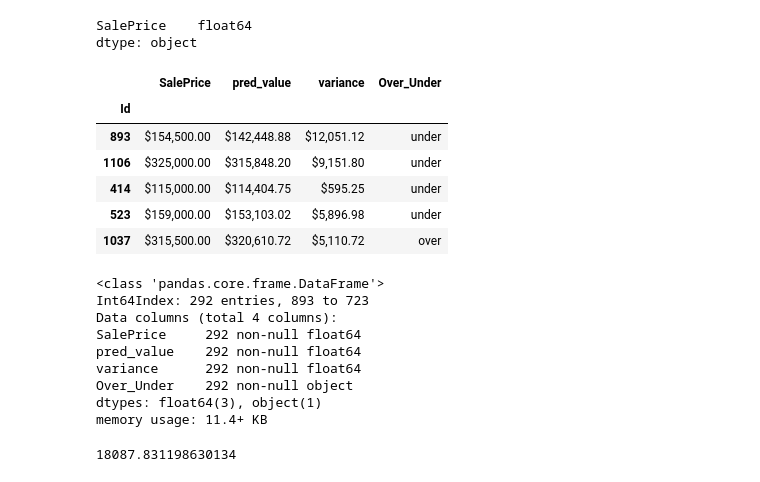
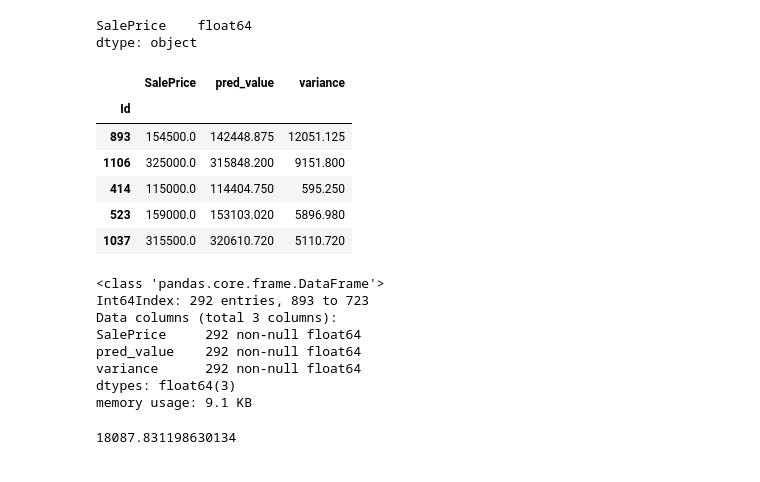
Before and after one commit to cdreyes/Predicting-House-Prices-in-Iowa, a Jupyter notebook: Housing in Iowa.ipynb, the cells around one changed output. Cells and saved outputs as stored; diff of their text form; code cells hidden in the pictures.

```diff
--- a/Housing in Iowa.ipynb
+++ b/Housing in Iowa.ipynb
@@ -290,27 +296,27 @@ y_test_df["variance"] = abs(y_test_df["pred_value"] - y_test_df["SalePrice"])
 # %%
-y_test_df["Over_Under"] = y_test_df.apply(lambda x: 'over' if x['pred_value'] > x['SalePrice'] else 'under', axis=1)
+y_test_df["pred_value"] = preds
+y_test_df["variance"] = abs(y_test_df["pred_value"] - y_test_df["SalePrice"])
+#y_test_df["Over_Under"] = y_test_df.apply(lambda x: 'over' if x['pred_value'] > x['SalePrice'] else 'under', axis=1)
+y_test_df.head()
+# %% [output]
+|  | SalePrice | pred_value | variance |
+| Id |  |  |  |
+| 893 | 154500.0 | 142448.875 | 12051.125 |
+| 1106 | 325000.0 | 315848.200 | 9151.800 |
+| 414 | 115000.0 | 114404.750 | 595.250 |
+| 523 | 159000.0 | 153103.020 | 5896.980 |
+| 1037 | 315500.0 | 320610.720 | 5110.720 |
-# %%
-y_test_df.head()
-# %% [output]
-|  | SalePrice | pred_value | variance | Over_Under |
-| Id |  |  |  |  |
-| 893 | $154,500.00 | $142,448.88 | $12,051.12 | under |
-| 1106 | $325,000.00 | $315,848.20 | $9,151.80 | under |
-| 414 | $115,000.00 | $114,404.75 | $595.25 | under |
-| 523 | $159,000.00 | $153,103.02 | $5,896.98 | under |
-| 1037 | $315,500.00 | $320,610.72 | $5,110.72 | over |
 # %%
 y_test_df.info()
 # %% [output]
 <class 'pandas.core.frame.DataFrame'>
 Int64Index: 292 entries, 893 to 723
-Data columns (total 4 columns):
+Data columns (total 3 columns):
 SalePrice     292 non-null float64
 pred_value    292 non-null float64
 variance      292 non-null float64
-Over_Under    292 non-null object
-dtypes: float64(3), object(1)
-memory usage: 11.4+ KB
+dtypes: float64(3)
+memory usage: 9.1 KB
 # %%
 # confiming the MAE by diving sum of variance by number of observations
 y_test_df["variance"].sum()/292
```
Also changed, not shown: parts of 26 cells of this notebook.
